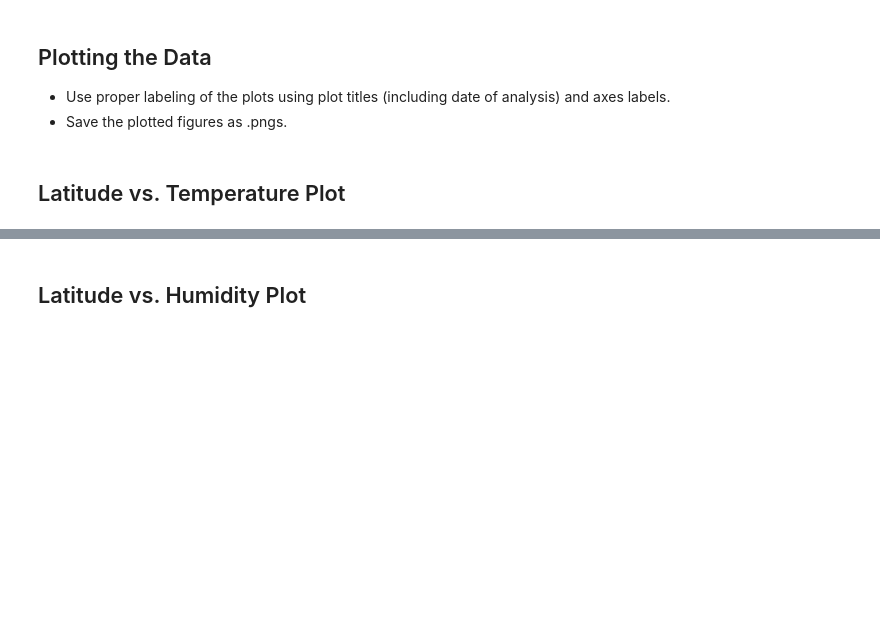
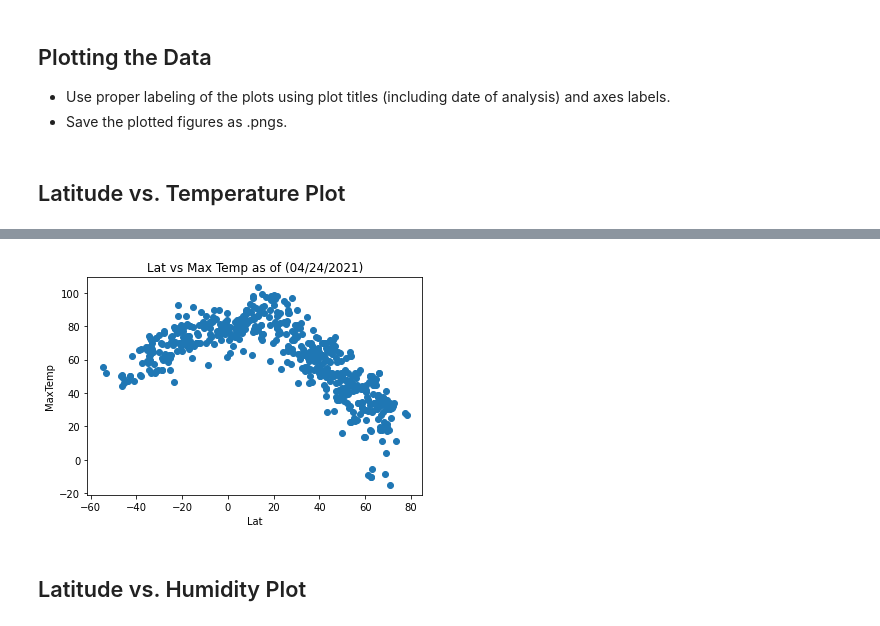
Before and after one commit to vsanga04/python-api-challenge, a Jupyter notebook: WeatherPy/WeatherPy.ipynb, the cells around one changed output, grey strips where cells are left out. Cells and saved outputs as stored; diff of their text form; code cells hidden in the pictures; blank space fills up the shorter version.

```diff
--- a/WeatherPy/WeatherPy.ipynb
+++ b/WeatherPy/WeatherPy.ipynb
@@ -209,2 +199,11 @@ Int64Index([], dtype='int64')
+# %%
+plt.scatter(weather["Lat"], weather["Max_Temp"])
+
+plt.title(f"Lat vs Max Temp as of ({correct_date[0]})")
+plt.ylabel("MaxTemp")
+plt.xlabel("Lat")
+plt.savefig("Output_Data/LatvsMaxTemp.png")
+# %% [output]
+[figure, added]
 # %% [markdown]
 ## Latitude vs. Humidity Plot
```
Also changed, not shown: parts of 26 cells of this notebook, 12 other files.
